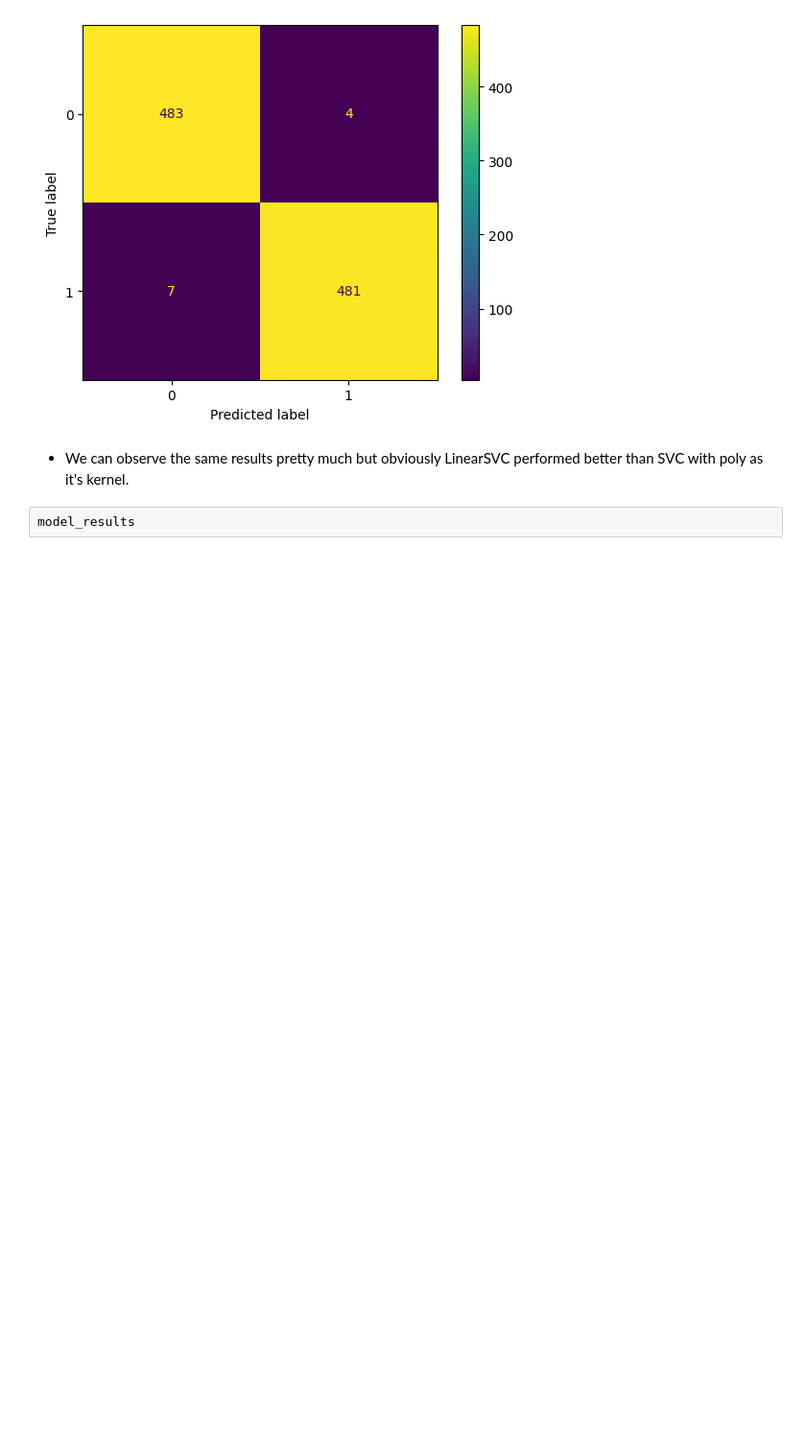
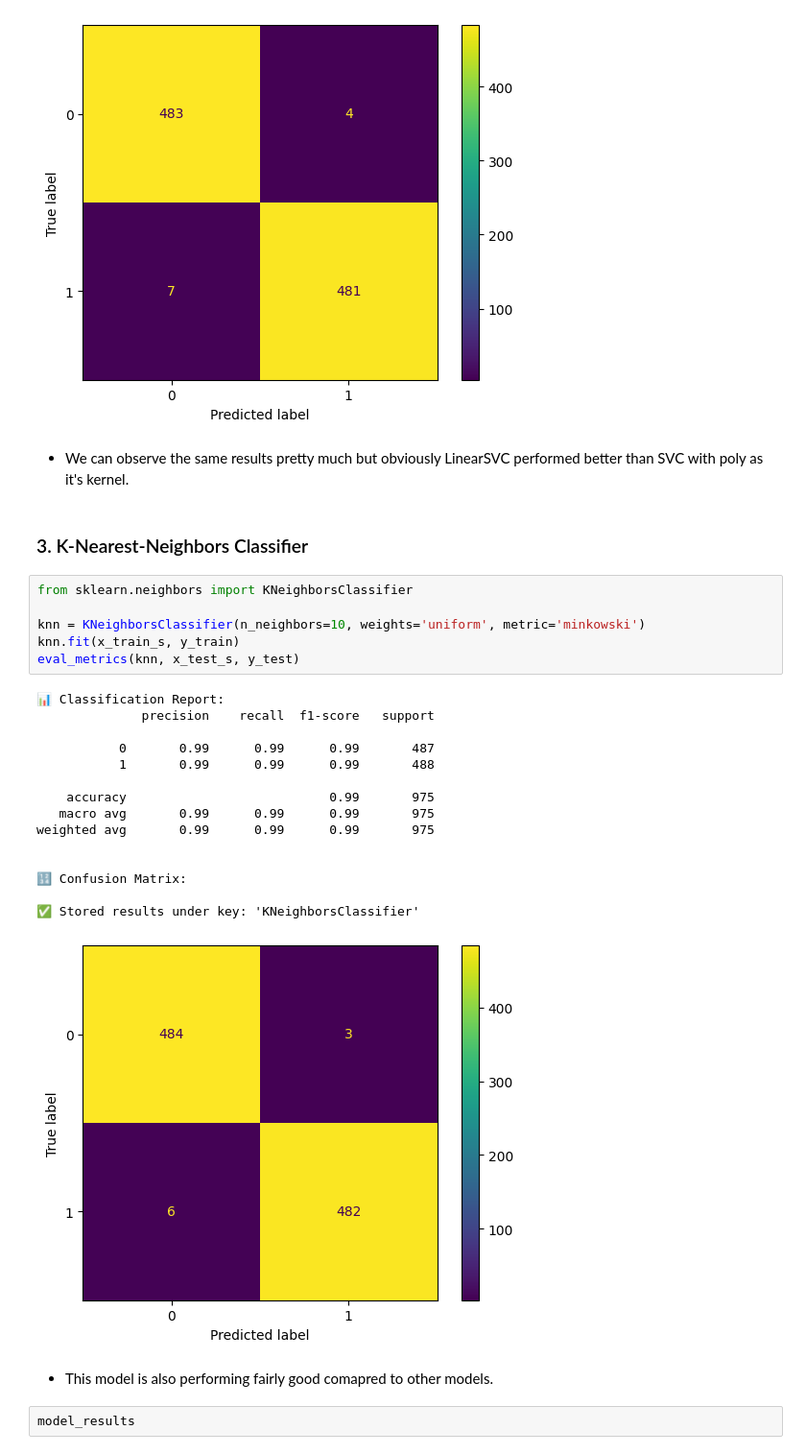
Before and after one commit to rizz045/Predicting-Personality-Traits-Using-Social-Behavior-Patterns, a Jupyter notebook: Personality_Prediction_Using_ML.ipynb, the cells around one changed output. Shown at 96% size. Cells and saved outputs as stored; diff of their text form; blank space fills up the shorter version.

```diff
--- a/Personality_Prediction_Using_ML.ipynb
+++ b/Personality_Prediction_Using_ML.ipynb
@@ -440,6 +440,32 @@ weighted avg       0.99      0.99      0.99       975
 [figure]
 # %% [markdown]
 * We can observe the same results pretty much but obviously LinearSVC performed better than SVC with poly as it's kernel.
+# %% [markdown]
+### 3. K-Nearest-Neighbors Classifier
+# %%
+from sklearn.neighbors import KNeighborsClassifier
+
+knn = KNeighborsClassifier(n_neighbors=10, weights='uniform', metric='minkowski')
+knn.fit(x_train_s, y_train)
+eval_metrics(knn, x_test_s, y_test)
+# %% [output]
+📊 Classification Report:
+              precision    recall  f1-score   support
+
+           0       0.99      0.99      0.99       487
+           1       0.99      0.99      0.99       488
+
+    accuracy                           0.99       975
+   macro avg       0.99      0.99      0.99       975
+weighted avg       0.99      0.99      0.99       975
+
+
+🔢 Confusion Matrix:
+
+✅ Stored results under key: 'KNeighborsClassifier'
+[figure, added]
+# %% [markdown]
+* This model is also performing fairly good comapred to other models.
 # %%
 model_results
 # %% [output]
```
